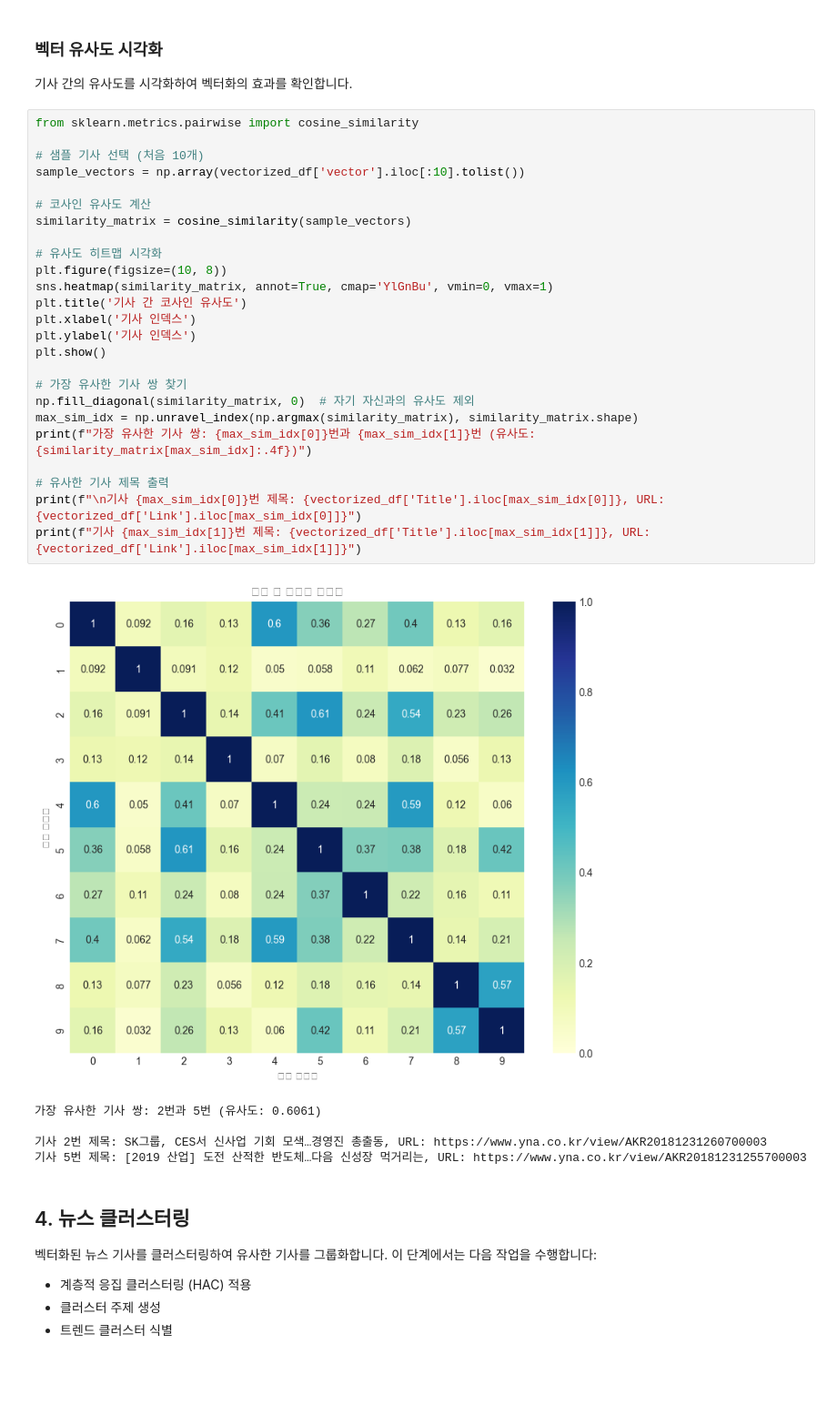
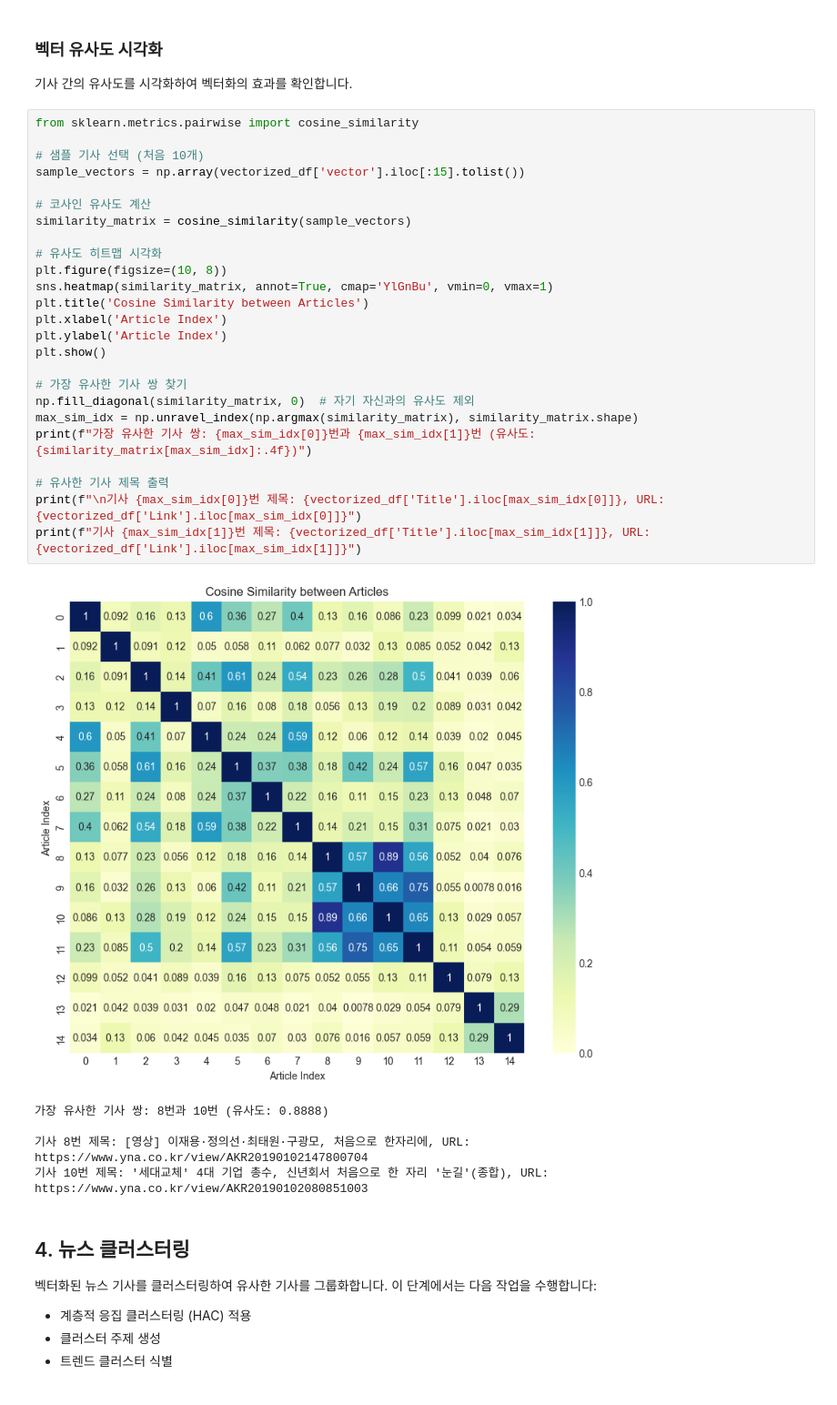
Before and after one commit to Kororu-lab/CLEAR, a Jupyter notebook: CLEAR_demo.ipynb, the cells around one changed output. Shown at 91% size. Drawn from its saved outputs; the diff is of its cells as text.

```diff
--- a/CLEAR_demo.ipynb
+++ b/CLEAR_demo.ipynb
@@ -330,34 +330,34 @@ plt.show()
 # %%
 from sklearn.metrics.pairwise import cosine_similarity
 
 # 샘플 기사 선택 (처음 10개)
-sample_vectors = np.array(vectorized_df['vector'].iloc[:10].tolist())
+sample_vectors = np.array(vectorized_df['vector'].iloc[:15].tolist())
 
 # 코사인 유사도 계산
 similarity_matrix = cosine_similarity(sample_vectors)
 
 # 유사도 히트맵 시각화
 plt.figure(figsize=(10, 8))
 sns.heatmap(similarity_matrix, annot=True, cmap='YlGnBu', vmin=0, vmax=1)
-plt.title('기사 간 코사인 유사도')
-plt.xlabel('기사 인덱스')
-plt.ylabel('기사 인덱스')
+plt.title('Cosine Similarity between Articles')
+plt.xlabel('Article Index')
+plt.ylabel('Article Index')
 plt.show()
 
 # 가장 유사한 기사 쌍 찾기
 np.fill_diagonal(similarity_matrix, 0)  # 자기 자신과의 유사도 제외
 max_sim_idx = np.unravel_index(np.argmax(similarity_matrix), similarity_matrix.shape)
 print(f"가장 유사한 기사 쌍: {max_sim_idx[0]}번과 {max_sim_idx[1]}번 (유사도: {similarity_matrix[max_sim_idx]:.4f})")
 
 # 유사한 기사 제목 출력
 print(f"\n기사 {max_sim_idx[0]}번 제목: {vectorized_df['Title'].iloc[max_sim_idx[0]]}, URL: {vectorized_df['Link'].iloc[max_sim_idx[0]]}")
 print(f"기사 {max_sim_idx[1]}번 제목: {vectorized_df['Title'].iloc[max_sim_idx[1]]}, URL: {vectorized_df['Link'].iloc[max_sim_idx[1]]}")
 # %% [output]
-[figure, old version]
+[figure, new version]
-가장 유사한 기사 쌍: 2번과 5번 (유사도: 0.6061)
+가장 유사한 기사 쌍: 8번과 10번 (유사도: 0.8888)
 
-기사 2번 제목: SK그룹, CES서 신사업 기회 모색…경영진 총출동, URL: https://www.yna.co.kr/view/AKR20181231260700003
-기사 5번 제목: [2019 산업] 도전 산적한 반도체…다음 신성장 먹거리는, URL: https://www.yna.co.kr/view/AKR20181231255700003
+기사 8번 제목: [영상] 이재용·정의선·최태원·구광모, 처음으로 한자리에, URL: https://www.yna.co.kr/view/AKR20190102147800704
+기사 10번 제목: '세대교체' 4대 기업 총수, 신년회서 처음으로 한 자리 '눈길'(종합), URL: https://www.yna.co.kr/view/AKR20190102080851003
 # %% [markdown]
 ## 4. 뉴스 클러스터링
 
```
Also changed, not shown: parts of 9 cells of this notebook, 4 other files.
